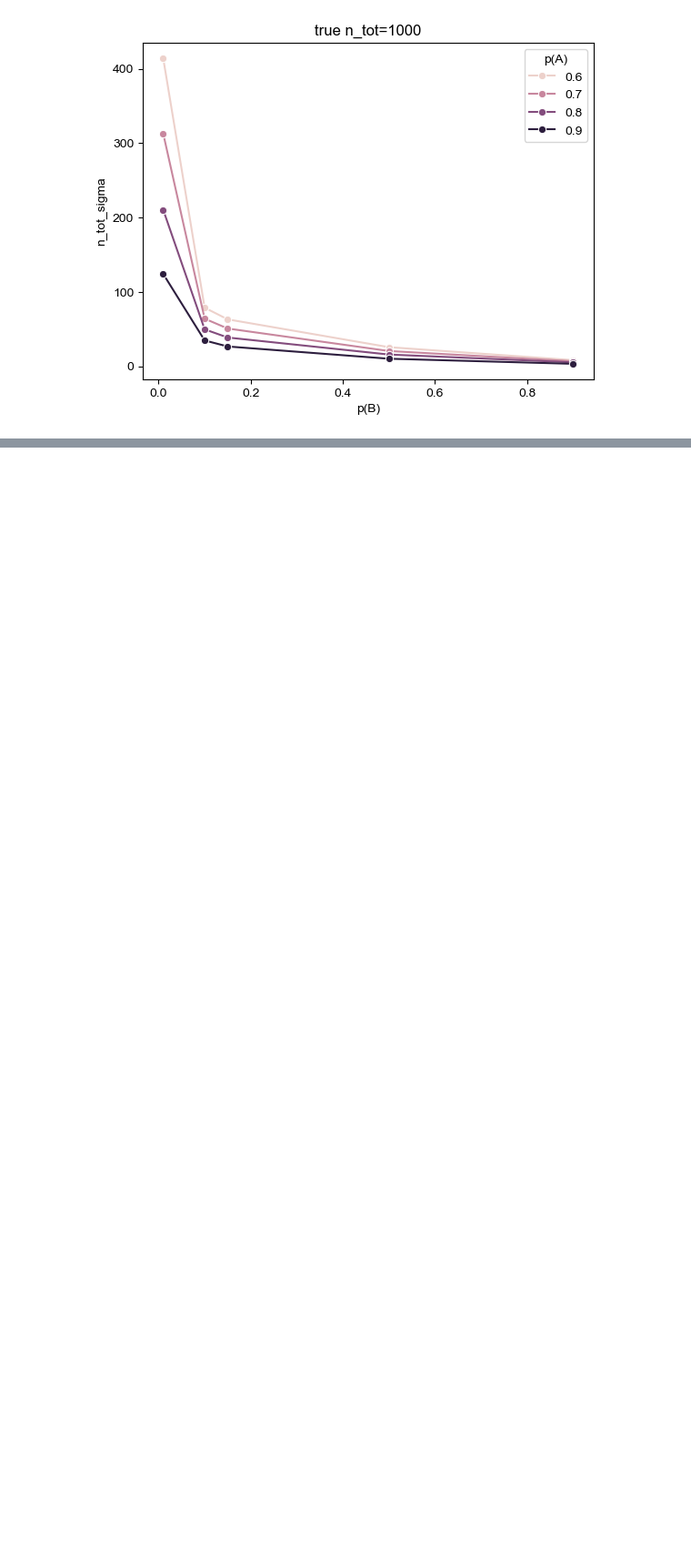
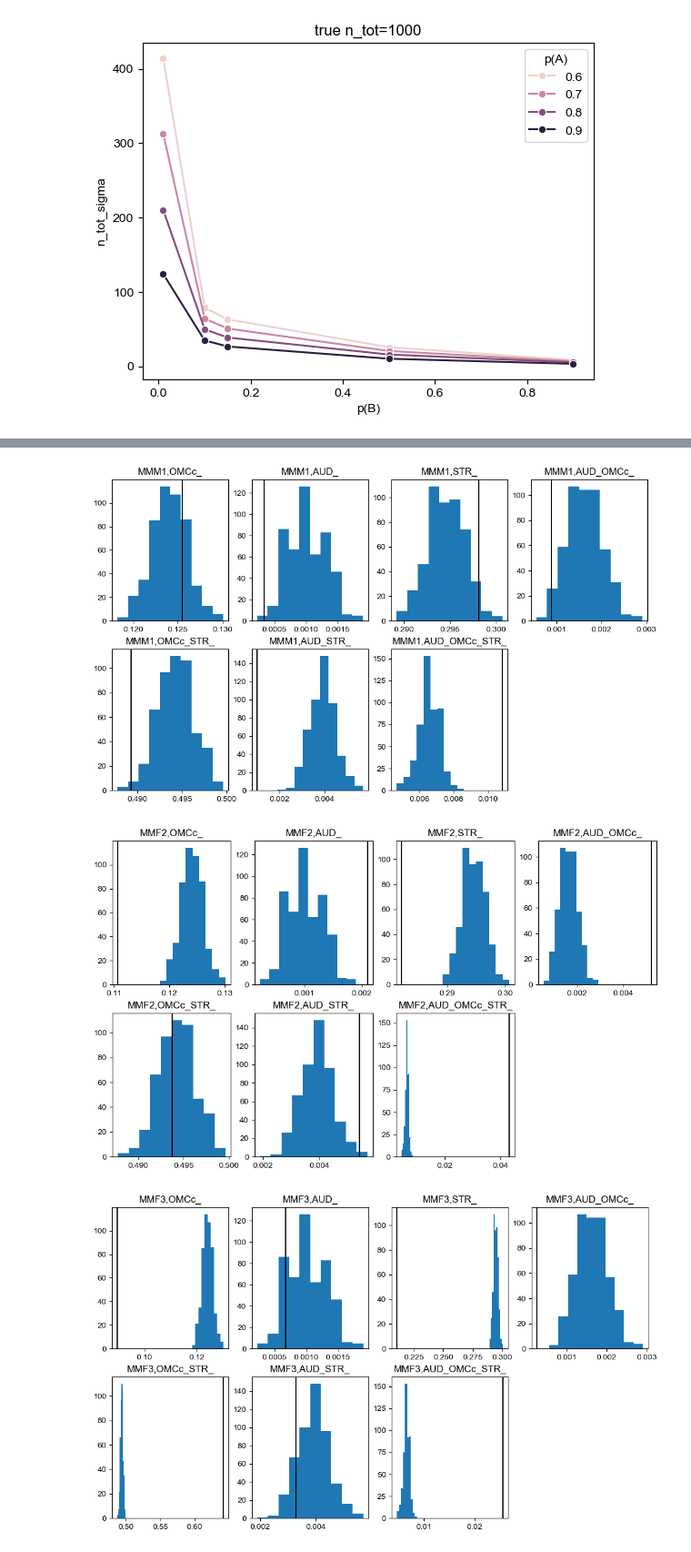
Before and after one commit to eisko/MAPseq_analysis, a Jupyter notebook: motif_simulation_240307.ipynb, the cells around one changed output, grey strips where cells are left out. Shown at 91% size. Cells and saved outputs as stored; diff of their text form; code cells hidden in the pictures; blank space fills up the shorter version.

```diff
--- a/motif_simulation_240307.ipynb
+++ b/motif_simulation_240307.ipynb
@@ -102,11 +102,3 @@ plt.title("true n_tot=1000")
 plt.show()
 # %% [output]
 [figure]
-# %%
-fig, axs = plt.subplots(1,5)
-
-i = 0
-
-for ax in axs.flat:
-    pa = pa_series[i]
-    plot = results[results["p(A)"]==pa]
@@ -145,0 +232,10 @@ test
+# %%
+shuf, sh_prop = motif_simulation(omc_it[0], adjust_total=True)
+# %%
+print(motif_strings)
+
+# iterate through mice
+mouse = metadata.loc[0, "mice"]
+mouse_obs = it_motifs_df[it_motifs_df["mice"]==mouse]
+row = mouse_obs[mouse_obs["motifs"]=="OMCc_"]
+row["p_obs"]
@@ -145,0 +246,38 @@ test
+# %%
+# iterate through mice
+
+for m in range(metadata.shape[0]):
+    mouse = metadata.loc[m, "mice"]
+    mouse_obs = it_motifs_df[it_motifs_df["mice"]==mouse]
+
+    if metadata.loc[m,"species"]=="STeg":
+        color="tab:orange"
+    else:
+        color="tab:blue"
+    fig, axs = plt.subplots(2,4, figsize=(12,7))
+
+    # iterate through motifs
+    i = 0
+    for ax in axs.flat:
+        if i>=7:
+            ax.axis("off")
+        else:
+            motif = motif_strings[i]
+            motif_prop_sim = [sh_prop[rep][i] for rep in range(len(sh_prop))]
+
+            row = mouse_obs[mouse_obs["motifs"]==motif]
+            p_obs = row["p_obs"].values[0]
+
+
+            ax.hist(motif_prop_sim, color=color)
+            ax.axline((p_obs, 0), (p_obs, 1), color="black")
+            ax.set_title(mouse+","+motif)
+
+        i+=1
+
+    plt.savefig(out_path+mouse+"_n_tot_sim_hist.png", dpi=300, bbox_inches="tight")
+    plt.show()
+# %% [output]
+[figure, added]
+[figure, added]
+[figure, added]
```
Also changed, not shown: parts of 16 cells of this notebook, 7 other files.
